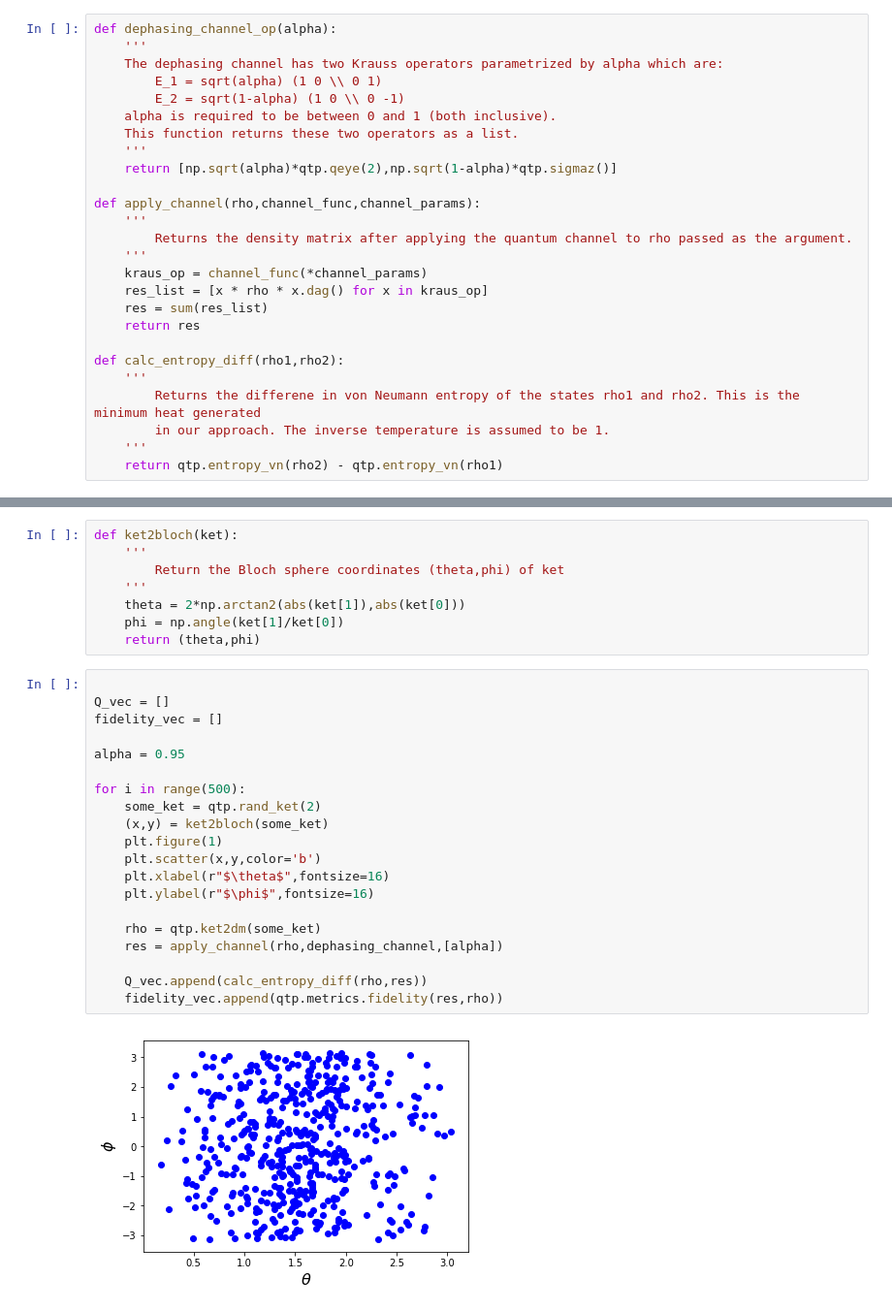
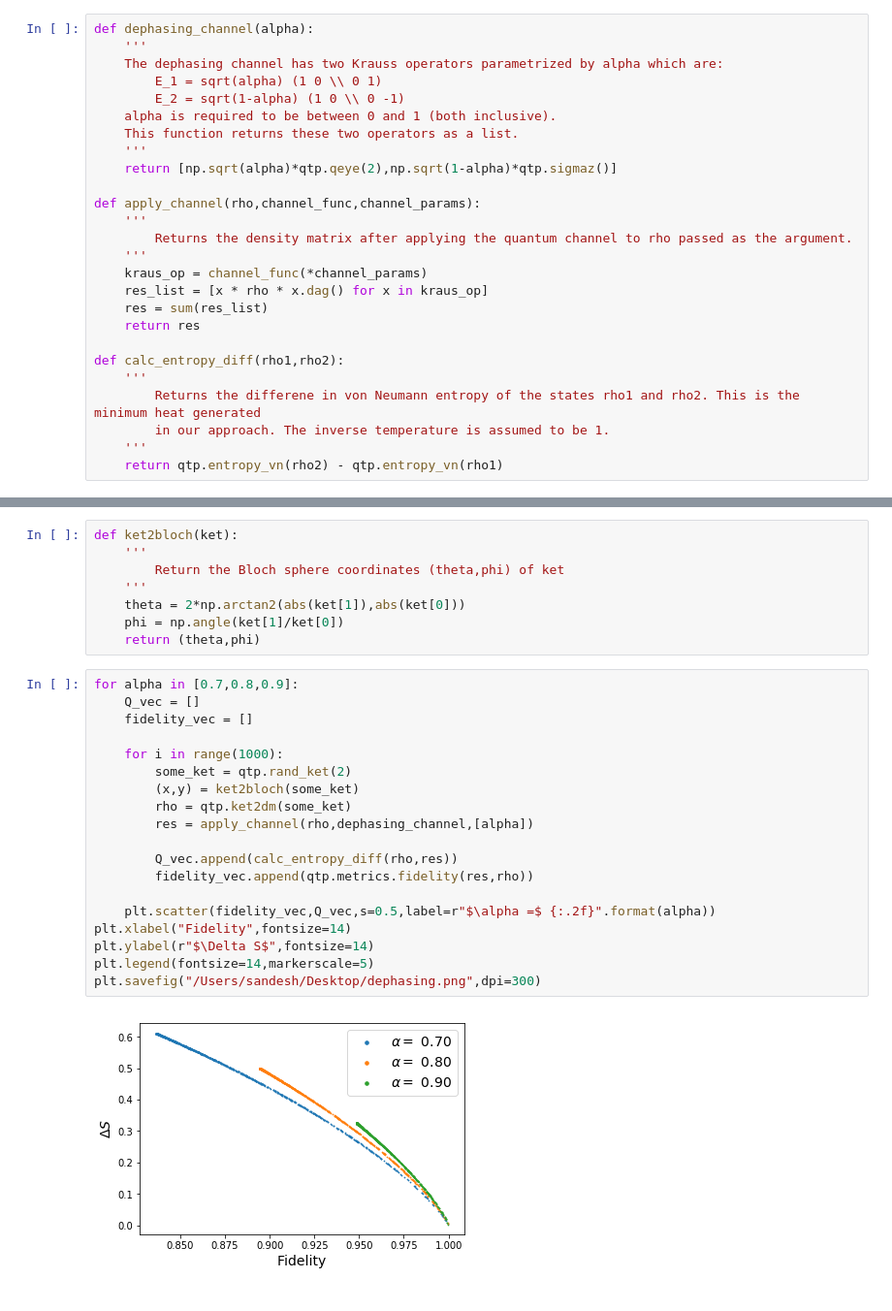
Before and after one commit to sandeshkalantre/Qwork, a Jupyter notebook: Quantum Channel Approach.ipynb, the cells around one changed output, grey strips where cells are left out. Shown: that part at 97% size. Drawn from its saved outputs; the diff is of its cells as text.

Commit message:
submission commit, multi-k channel added

```diff
--- a/Quantum Channel Approach.ipynb
+++ b/Quantum Channel Approach.ipynb
@@ -17,7 +17,7 @@ import qutip as qtp
 # %% [markdown]
 ## Dephasing Channel
 # %%
-def dephasing_channel_op(alpha):
+def dephasing_channel(alpha):
     '''
     The dephasing channel has two Krauss operators parametrized by alpha which are:
         E_1 = sqrt(alpha) (1 0 \\ 0 1)
@@ -115,27 +115,26 @@ def ket2bloch(ket):
     phi = np.angle(ket[1]/ket[0])
     return (theta,phi)
 # %%
+for alpha in [0.7,0.8,0.9]:
+    Q_vec = []
+    fidelity_vec = []
 
-Q_vec = []
-fidelity_vec = []
+    for i in range(1000):
+        some_ket = qtp.rand_ket(2)
+        (x,y) = ket2bloch(some_ket)
+        rho = qtp.ket2dm(some_ket)
+        res = apply_channel(rho,dephasing_channel,[alpha])
 
-alpha = 0.95
+        Q_vec.append(calc_entropy_diff(rho,res))
+        fidelity_vec.append(qtp.metrics.fidelity(res,rho))
 
-for i in range(500):
-    some_ket = qtp.rand_ket(2)
-    (x,y) = ket2bloch(some_ket)
-    plt.figure(1)
-    plt.scatter(x,y,color='b')
-    plt.xlabel(r"$\theta$",fontsize=16)
-    plt.ylabel(r"$\phi$",fontsize=16)
-
-    rho = qtp.ket2dm(some_ket)
-    res = apply_channel(rho,dephasing_channel,[alpha])
-
-    Q_vec.append(calc_entropy_diff(rho,res))
-    fidelity_vec.append(qtp.metrics.fidelity(res,rho))
+    plt.scatter(fidelity_vec,Q_vec,s=0.5,label=r"$\alpha =$ {:.2f}".format(alpha))
+plt.xlabel("Fidelity",fontsize=14)
+plt.ylabel(r"$\Delta S$",fontsize=14)
+plt.legend(fontsize=14,markerscale=5)
+plt.savefig("/Users/sandesh/Desktop/dephasing.png",dpi=300)
 # %% [output]
-[figure, old version]
+[figure, new version]
 # %%
 plt.scatter(fidelity_vec,Q_vec,color='r',s=0.75)
 plt.xlabel("Fidelity",fontsize=14)
```
Also changed, not shown: parts of 13 cells of this notebook.
